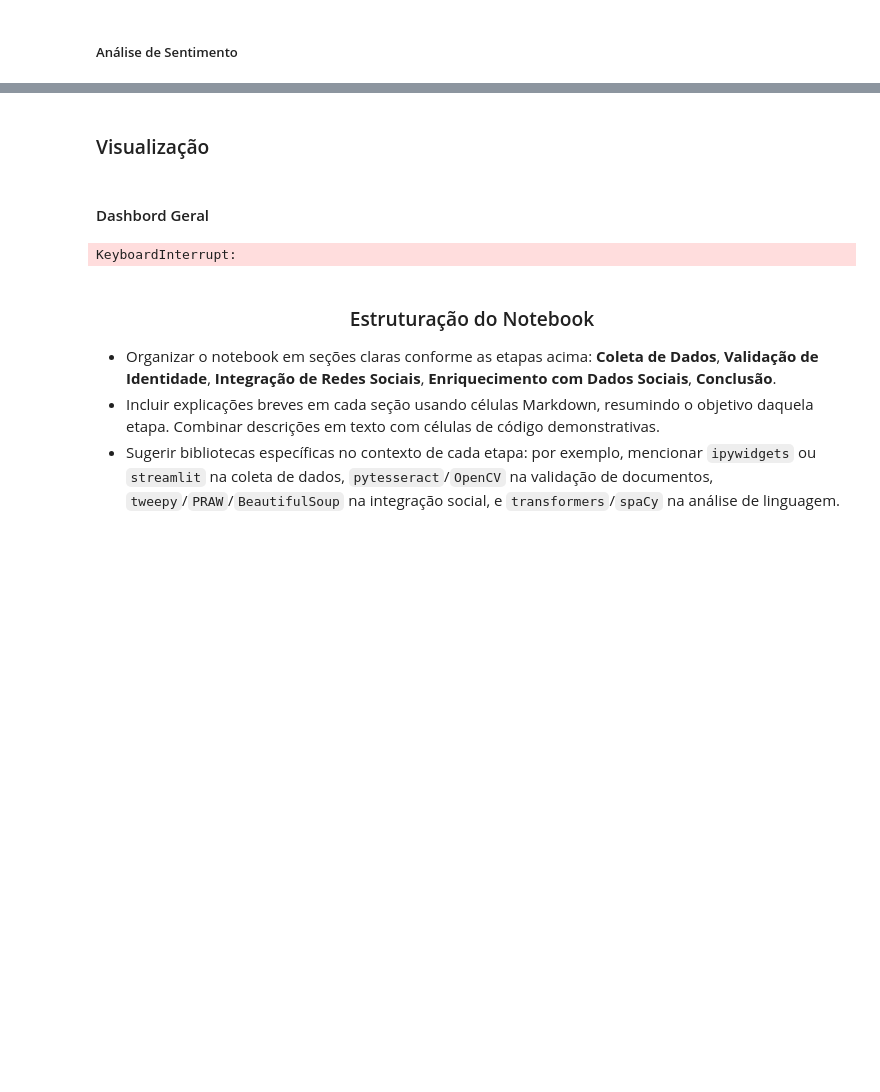
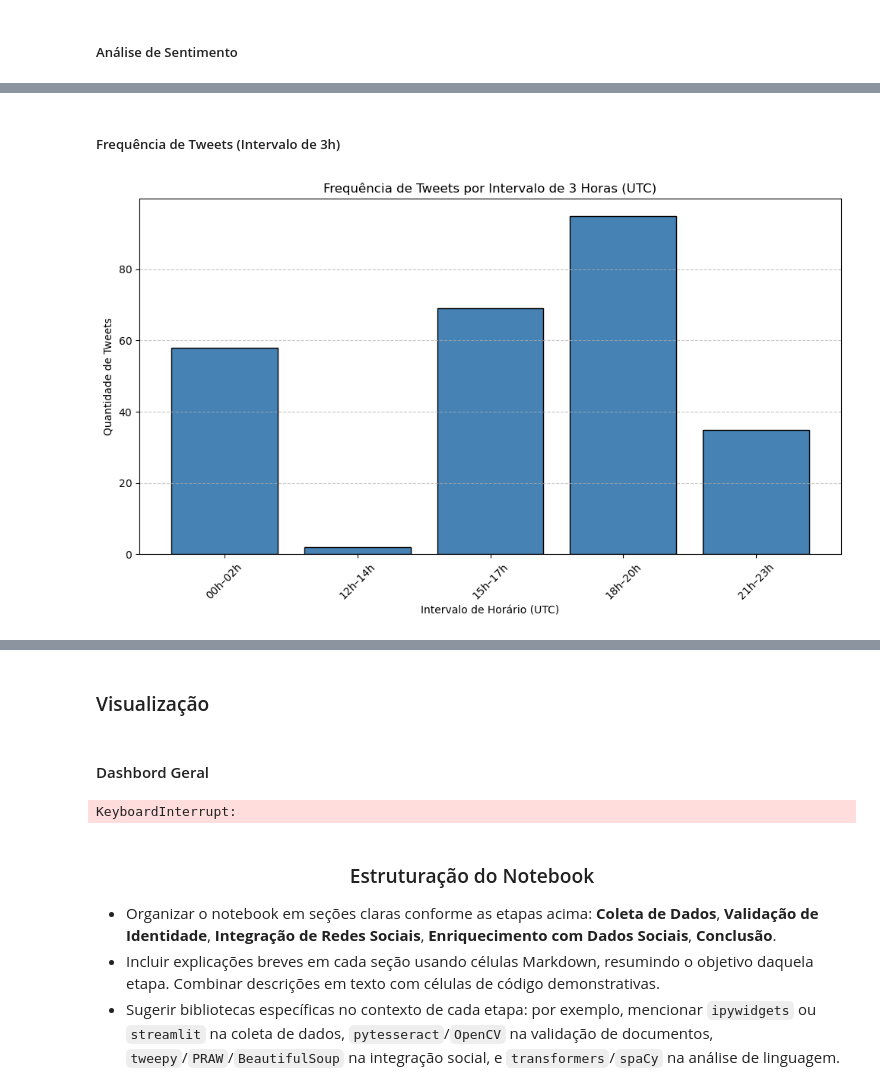
Before and after one commit to LMolinaro01/FURIA_KnowYourFan, a Jupyter notebook: Análise_Geral.ipynb, the cells around one changed output, grey strips where cells are left out. Saved outputs shown, nothing was run; the diff lists cells and outputs as text; code cells hidden in the pictures; blank space fills up the shorter version.

```diff
--- a/Análise_Geral.ipynb
+++ b/Análise_Geral.ipynb
@@ -867,0 +1097,36 @@ for canal, grupo in top_comentarios_canal.groupby('channel_name'):
+# %% [markdown]
+##### Frequência de Tweets (Intervalo de 3h)
+# %%
+import pandas as pd
+import matplotlib.pyplot as plt
+import json
+from datetime import datetime
+
+# ====== 1. Carrega os dados ======
+with open('form_data/tweets_furia.json', 'r', encoding='utf-8') as f:
+    data = json.load(f)
+
+df = pd.DataFrame(data)
+
+# ====== 2. Converte 'created_at' para datetime e extrai hora ======
+df['created_at'] = pd.to_datetime(df['created_at'])
+df['hora_utc'] = df['created_at'].dt.hour
+
+# ====== 3. Agrupa por blocos de 3 horas (0-2, 3-5, ..., 21-23) ======
+df['bloco_3h'] = df['hora_utc'].apply(lambda h: f"{(h//3)*3:02d}h–{(h//3)*3+2:02d}h")
+
+# ====== 4. Conta tweets por bloco ======
+frequencia_blocos = df['bloco_3h'].value_counts().sort_index()
+
+# ====== 5. Plota o gráfico ======
+plt.figure(figsize=(10, 6))
+plt.bar(frequencia_blocos.index, frequencia_blocos.values, color='steelblue', edgecolor='black')
+plt.xlabel('Intervalo de Horário (UTC)')
+plt.ylabel('Quantidade de Tweets')
+plt.title('Frequência de Tweets por Intervalo de 3 Horas (UTC)')
+plt.xticks(rotation=45)
+plt.grid(axis='y', linestyle='--', alpha=0.7)
+plt.tight_layout()
+plt.show()
+# %% [output]
+[figure, added]
```
Also changed, not shown: parts of 15 cells of this notebook.
